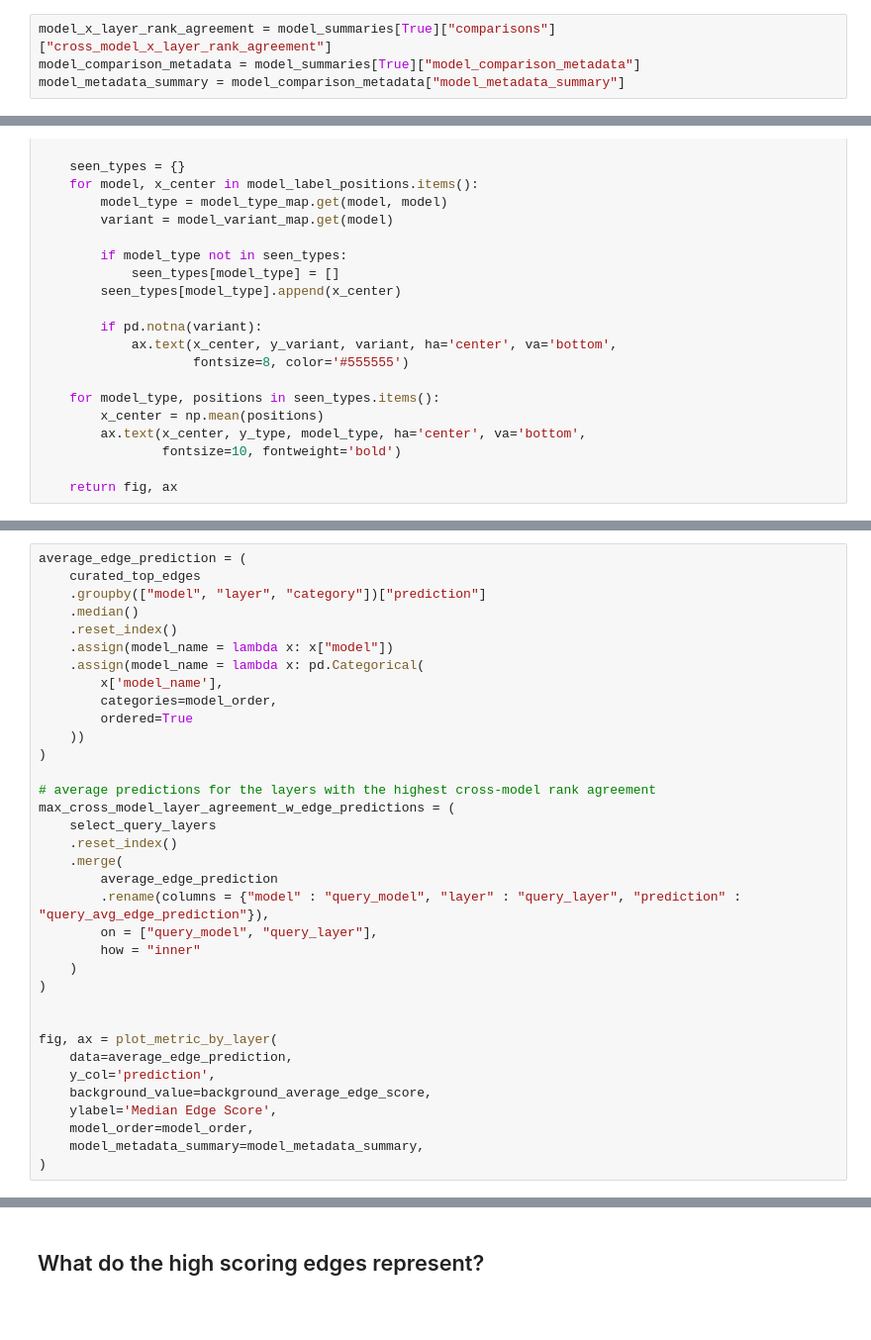
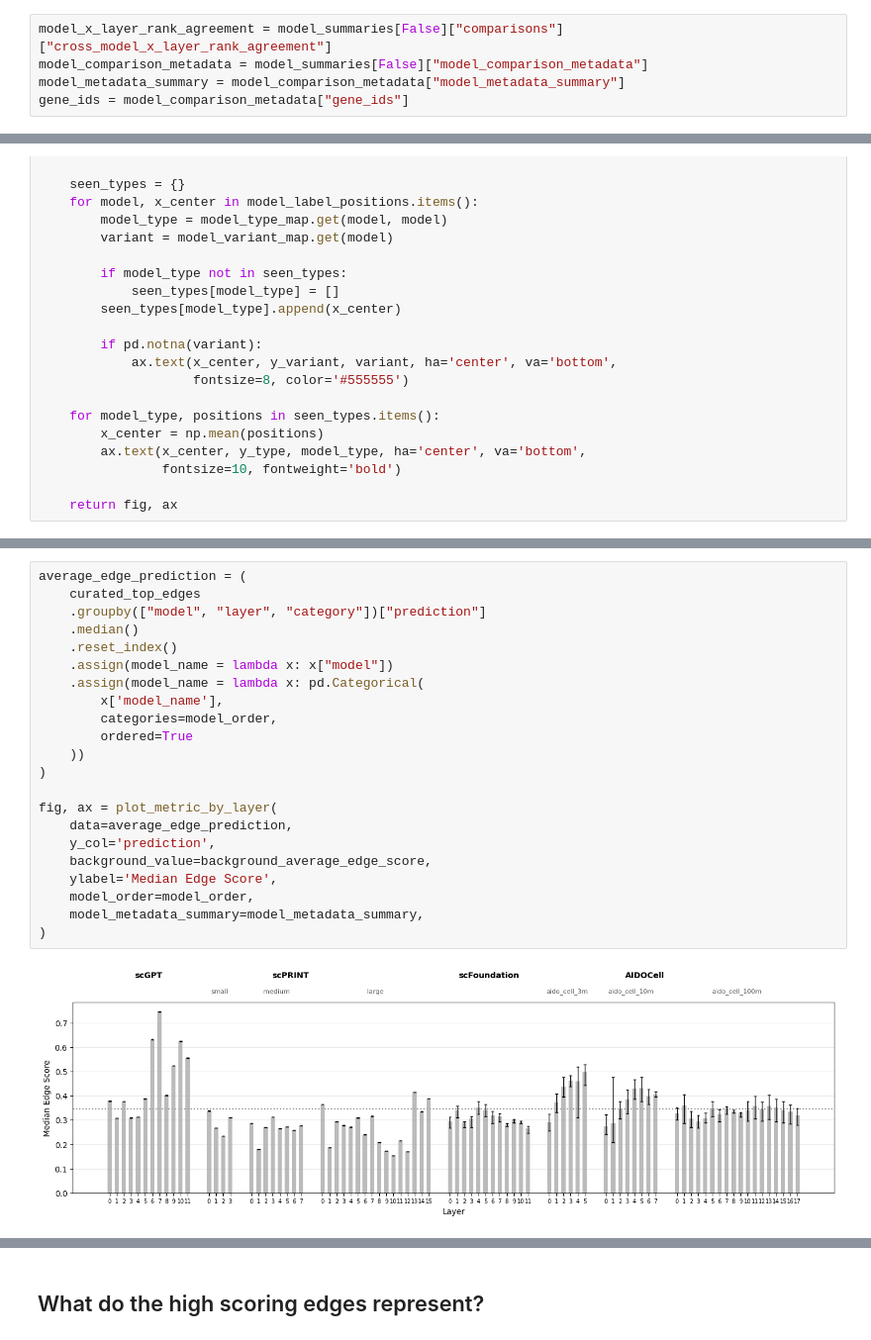
Before and after one commit to napistu/napistu-scrapyard, a Jupyter notebook: applications/foundation_models/compare_embeddings.ipynb, the cells around one changed output, grey strips where cells are left out. Shown at 99% size. Saved outputs shown, nothing was run; the diff lists cells and outputs as text; blank space fills up the shorter version.

Commit message:
summarizing napistu edge recovery versus cross-model coherence

```diff
--- a/applications/foundation_models/compare_embeddings.ipynb
+++ b/applications/foundation_models/compare_embeddings.ipynb
@@ -696,7 +720,8 @@ model_categories = pd.DataFrame([
     {"model type": "AIDOCell", "model_category" : "genbioAI"},
 ])
 # %%
-model_x_layer_rank_agreement = model_summaries[True]["comparisons"]["cross_model_x_layer_rank_agreement"]
-model_comparison_metadata = model_summaries[True]["model_comparison_metadata"]
+model_x_layer_rank_agreement = model_summaries[False]["comparisons"]["cross_model_x_layer_rank_agreement"]
+model_comparison_metadata = model_summaries[False]["model_comparison_metadata"]
 model_metadata_summary = model_comparison_metadata["model_metadata_summary"]
+gene_ids = model_comparison_metadata["gene_ids"]
 # %%
@@ -984,35 +1040,24 @@ fig, ax = plot_metric_by_layer(
 # %%
 average_edge_prediction = (
     curated_top_edges
     .groupby(["model", "layer", "category"])["prediction"]
     .median()
     .reset_index()
     .assign(model_name = lambda x: x["model"])
     .assign(model_name = lambda x: pd.Categorical(
         x['model_name'],
         categories=model_order,
         ordered=True
     ))
 )
 
-# average predictions for the layers with the highest cross-model rank agreement
-max_cross_model_layer_agreement_w_edge_predictions = (
-    select_query_layers
-    .reset_index()
-    .merge(
-        average_edge_prediction
-        .rename(columns = {"model" : "query_model", "layer" : "query_layer", "prediction" : "query_avg_edge_prediction"}),
-        on = ["query_model", "query_layer"],
-        how = "inner"
-    )
-)
-
-
 fig, ax = plot_metric_by_layer(
     data=average_edge_prediction,
     y_col='prediction',
     background_value=background_average_edge_score,
     ylabel='Median Edge Score',
     model_order=model_order,
     model_metadata_summary=model_metadata_summary,
 )
+# %% [output]
+[figure, added]
```
Also changed, not shown: parts of 16 cells of this notebook.
